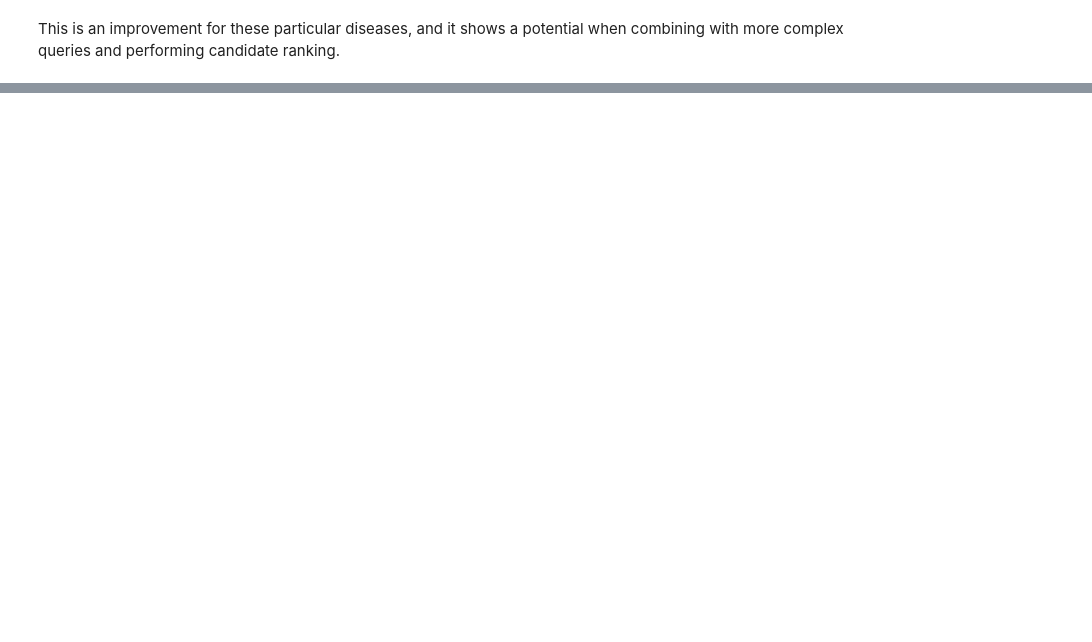
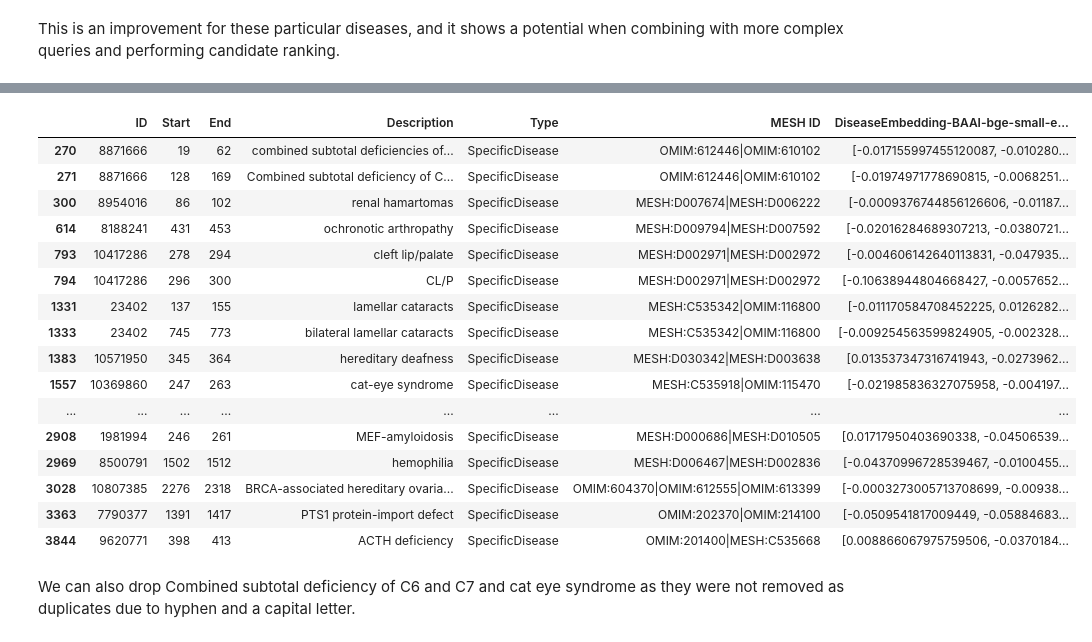
Before and after one commit to Yuliana7/biomedical-entity-linking, a Jupyter notebook: notebooks/cypher_index.ipynb, the cells around one changed output, grey strips where cells are left out. Cells and saved outputs as stored; diff of their text form; code cells hidden in the pictures; blank space fills up the shorter version.

```diff
--- a/notebooks/cypher_index.ipynb
+++ b/notebooks/cypher_index.ipynb
@@ -504,0 +516,3 @@ This is an improvement for these particular diseases, and it shows a potential w
+# %%
+multiple_ids_df = df[df['MESH ID'].str.contains('|', regex=False)]
+multiple_ids_df.info()
@@ -504,0 +536,3 @@ This is an improvement for these particular diseases, and it shows a potential w
+# %%
+multiple_ids_df = multiple_ids_df.drop_duplicates(subset='Description', keep='first', ignore_index=False)
+multiple_ids_df.info()
@@ -504,0 +554,22 @@ This is an improvement for these particular diseases, and it shows a potential w
+# %%
+multiple_ids_df.head(25)
+# %% [output]
+|  | ID | Start | End | Description | Type | MESH ID | DiseaseEmbedding-BAAI-bge-small-e... |
+| 270 | 8871666 | 19 | 62 | combined subtotal deficiencies of... | SpecificDisease | OMIM:612446|OMIM:610102 | [-0.017155997455120087, -0.010280... |
+| 271 | 8871666 | 128 | 169 | Combined subtotal deficiency of C... | SpecificDisease | OMIM:612446|OMIM:610102 | [-0.01974971778690815, -0.0068251... |
+| 300 | 8954016 | 86 | 102 | renal hamartomas | SpecificDisease | MESH:D007674|MESH:D006222 | [-0.0009376744856126606, -0.01187... |
+| 614 | 8188241 | 431 | 453 | ochronotic arthropathy | SpecificDisease | MESH:D009794|MESH:D007592 | [-0.02016284689307213, -0.0380721... |
+| 793 | 10417286 | 278 | 294 | cleft lip/palate | SpecificDisease | MESH:D002971|MESH:D002972 | [-0.004606142640113831, -0.047935... |
+| 794 | 10417286 | 296 | 300 | CL/P | SpecificDisease | MESH:D002971|MESH:D002972 | [-0.10638944804668427, -0.0057652... |
+| 1331 | 23402 | 137 | 155 | lamellar cataracts | SpecificDisease | MESH:C535342|OMIM:116800 | [-0.011170584708452225, 0.0126282... |
+| 1333 | 23402 | 745 | 773 | bilateral lamellar cataracts | SpecificDisease | MESH:C535342|OMIM:116800 | [-0.009254563599824905, -0.002328... |
+| 1383 | 10571950 | 345 | 364 | hereditary deafness | SpecificDisease | MESH:D030342|MESH:D003638 | [0.013537347316741943, -0.0273962... |
+| 1557 | 10369860 | 247 | 263 | cat-eye syndrome | SpecificDisease | MESH:C535918|OMIM:115470 | [-0.021985836327075958, -0.004197... |
+| ... | ... | ... | ... | ... | ... | ... | ... |
+| 2908 | 1981994 | 246 | 261 | MEF-amyloidosis | SpecificDisease | MESH:D000686|MESH:D010505 | [0.01717950403690338, -0.04506539... |
+| 2969 | 8500791 | 1502 | 1512 | hemophilia | SpecificDisease | MESH:D006467|MESH:D002836 | [-0.04370996728539467, -0.0100455... |
+| 3028 | 10807385 | 2276 | 2318 | BRCA-associated hereditary ovaria... | SpecificDisease | OMIM:604370|OMIM:612555|OMIM:613399 | [-0.0003273005713708699, -0.00938... |
+| 3363 | 7790377 | 1391 | 1417 | PTS1 protein-import defect | SpecificDisease | OMIM:202370|OMIM:214100 | [-0.0509541817009449, -0.05884683... |
+| 3844 | 9620771 | 398 | 413 | ACTH deficiency | SpecificDisease | OMIM:201400|MESH:C535668 | [0.008866067975759506, -0.0370184... |
+# %% [markdown]
+We can also drop Combined subtotal deficiency of C6 and C7 and cat eye syndrome as they were not removed as duplicates due to hyphen and a capital letter.
```
Also changed, not shown: parts of 58 cells of this notebook, 3 other files.
